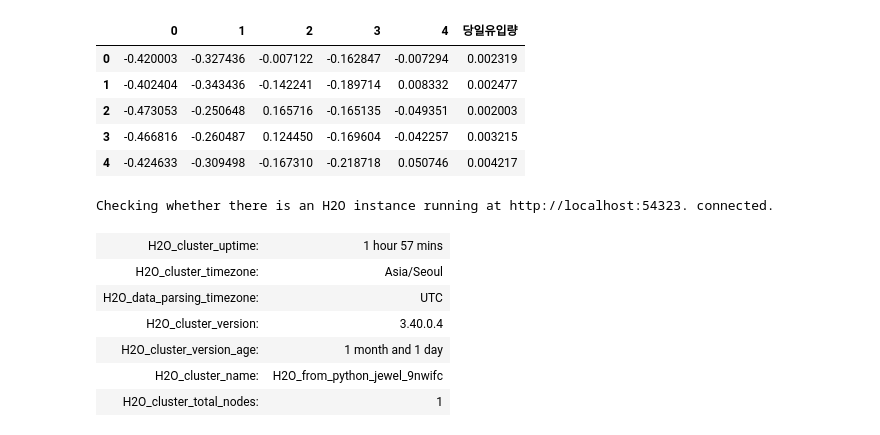
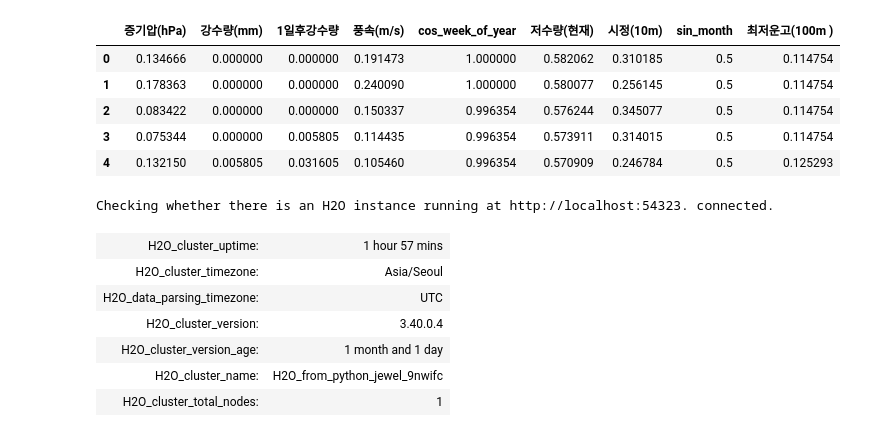
Before and after one commit to tommyjr1/2023-01-DSCapstone-InflowPrediction, a Jupyter notebook: code/models/AutoML_재현.ipynb, the cells around one changed output. Cells and saved outputs as stored; diff of their text form; code cells hidden in the pictures.

Commit message:
add/flood-notflood

```diff
--- a/code/models/AutoML_재현.ipynb
+++ b/code/models/AutoML_재현.ipynb
@@ -12,15 +12,15 @@ from scipy import stats
 %matplotlib inline
 # %%
 #### 2. 데이터 불러오기 ####
-data_df = pd.read_csv("../data/data/합천_댐기상종합_forTrain4_scaled_pca_5.csv", index_col=0)
+data_df = pd.read_csv("../data/data/합천_댐기상종합_forTrain4_scaled_notflood.csv", index_col=0)
 data_df.head()
 # %% [output]
-|  | 0 | 1 | 2 | 3 | 4 | 당일유입량 |
-| 0 | -0.420003 | -0.327436 | -0.007122 | -0.162847 | -0.007294 | 0.002319 |
-| 1 | -0.402404 | -0.343436 | -0.142241 | -0.189714 | 0.008332 | 0.002477 |
-| 2 | -0.473053 | -0.250648 | 0.165716 | -0.165135 | -0.049351 | 0.002003 |
-| 3 | -0.466816 | -0.260487 | 0.124450 | -0.169604 | -0.042257 | 0.003215 |
-| 4 | -0.424633 | -0.309498 | -0.167310 | -0.218718 | 0.050746 | 0.004217 |
+|  | 증기압(hPa) | 강수량(mm) | 1일후강수량 | 풍속(m/s) | cos_week_of_year | 저수량(현재) | 시정(10m) | sin_month | 최저운고(100m ) |
+| 0 | 0.134666 | 0.000000 | 0.000000 | 0.191473 | 1.000000 | 0.582062 | 0.310185 | 0.5 | 0.114754 |
+| 1 | 0.178363 | 0.000000 | 0.000000 | 0.240090 | 1.000000 | 0.580077 | 0.256145 | 0.5 | 0.114754 |
+| 2 | 0.083422 | 0.000000 | 0.000000 | 0.150337 | 0.996354 | 0.576244 | 0.345077 | 0.5 | 0.114754 |
+| 3 | 0.075344 | 0.000000 | 0.005805 | 0.114435 | 0.996354 | 0.573911 | 0.314015 | 0.5 | 0.114754 |
+| 4 | 0.132150 | 0.005805 | 0.031605 | 0.105460 | 0.996354 | 0.570909 | 0.246784 | 0.5 | 0.125293 |
 # %%
 df2 = data_df.copy()
 num_lags = 10 # number of lags and window lenghts for mean aggregation
```
Also changed, not shown: 4 other files.
